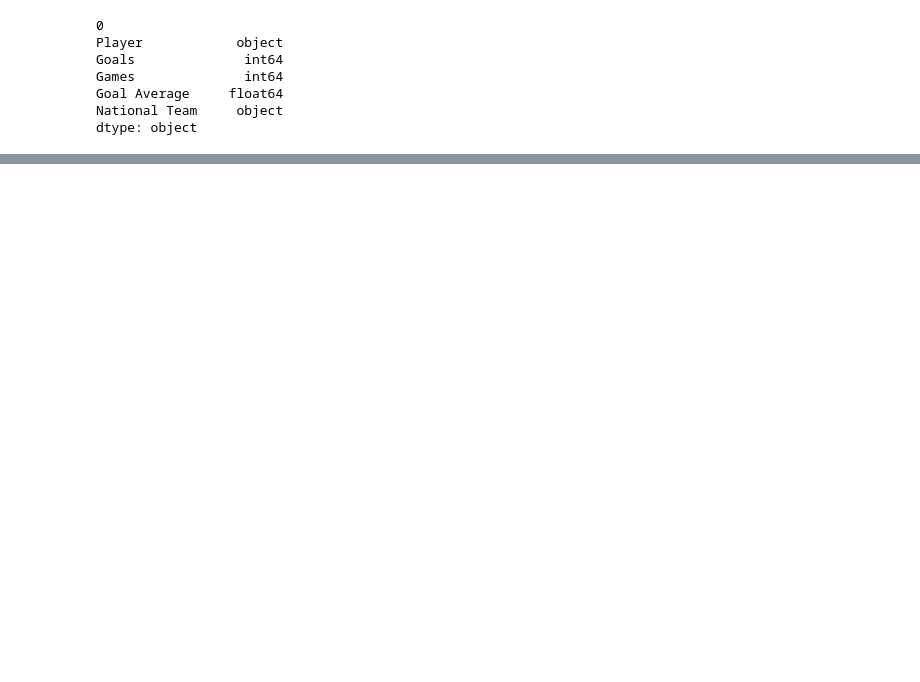
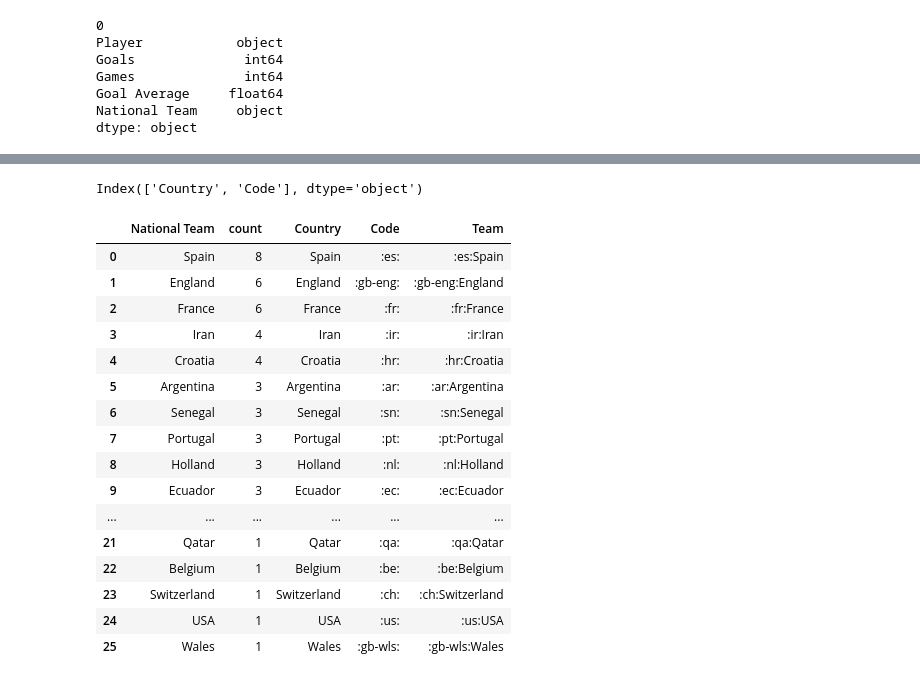
Before and after one commit to sahanjournal/primary-results-2025, a Jupyter notebook: world-cup-goals.ipynb, the cells around one changed output, grey strips where cells are left out. Drawn from its saved outputs; the diff is of its cells as text; code cells hidden in the pictures; blank space fills up the shorter version.

Commit message:
add flag

```diff
--- a/world-cup-goals.ipynb
+++ b/world-cup-goals.ipynb
@@ -74,0 +77,3 @@ updated_df
+# %%
+flag = pd.read_csv('Country flag lookup table - Sheet1.csv')
+flag
@@ -75,3 +94,29 @@ updated_df
+# %%
+flag.columns
+# %% [output]
+Index(['Country', 'Code'], dtype='object')
+# %%
+updated_df = updated_df.merge(flag, how='left',left_on='National Team', right_on='Country')
+updated_df['Team']=updated_df['Code'] + updated_df['Country']
+updated_df
+# %% [output]
+|  | National Team | count | Country | Code | Team |
+| 0 | Spain | 8 | Spain | :es: | :es:Spain |
+| 1 | England | 6 | England | :gb-eng: | :gb-eng:England |
+| 2 | France | 6 | France | :fr: | :fr:France |
+| 3 | Iran | 4 | Iran | :ir: | :ir:Iran |
+| 4 | Croatia | 4 | Croatia | :hr: | :hr:Croatia |
+| 5 | Argentina | 3 | Argentina | :ar: | :ar:Argentina |
+| 6 | Senegal | 3 | Senegal | :sn: | :sn:Senegal |
+| 7 | Portugal | 3 | Portugal | :pt: | :pt:Portugal |
+| 8 | Holland | 3 | Holland | :nl: | :nl:Holland |
+| 9 | Ecuador | 3 | Ecuador | :ec: | :ec:Ecuador |
+| ... | ... | ... | ... | ... | ... |
+| 21 | Qatar | 1 | Qatar | :qa: | :qa:Qatar |
+| 22 | Belgium | 1 | Belgium | :be: | :be:Belgium |
+| 23 | Switzerland | 1 | Switzerland | :ch: | :ch:Switzerland |
+| 24 | USA | 1 | USA | :us: | :us:USA |
+| 25 | Wales | 1 | Wales | :gb-wls: | :gb-wls:Wales |
 # %%
 updated_df.to_csv('fifagoals.csv', index=False)
 
```
Also changed, not shown: parts of 3 cells of this notebook, 2 other files.
